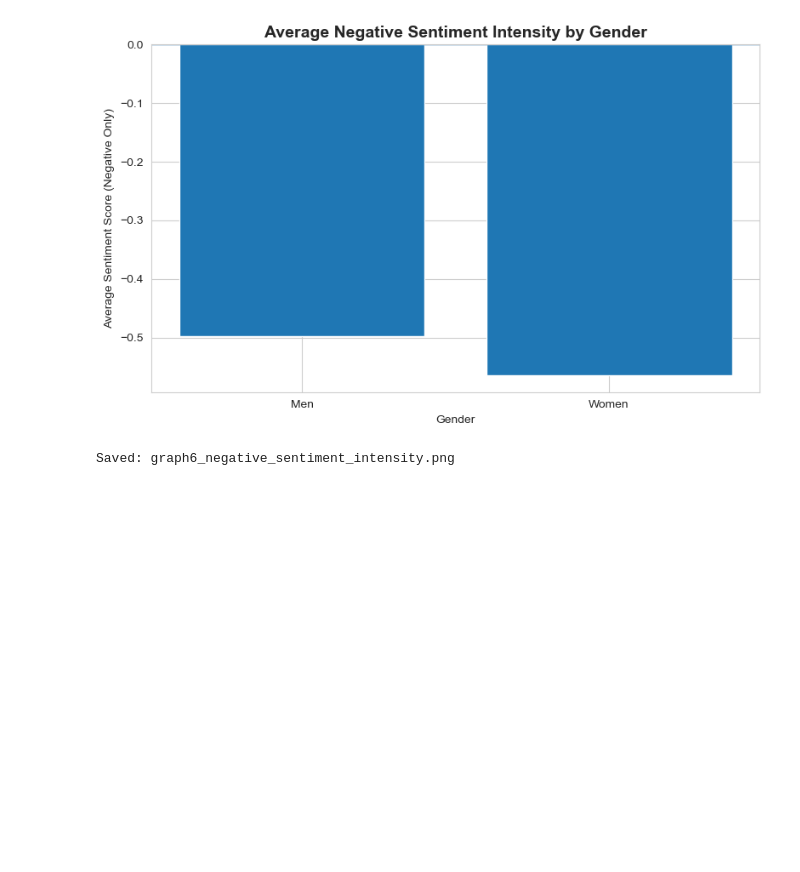
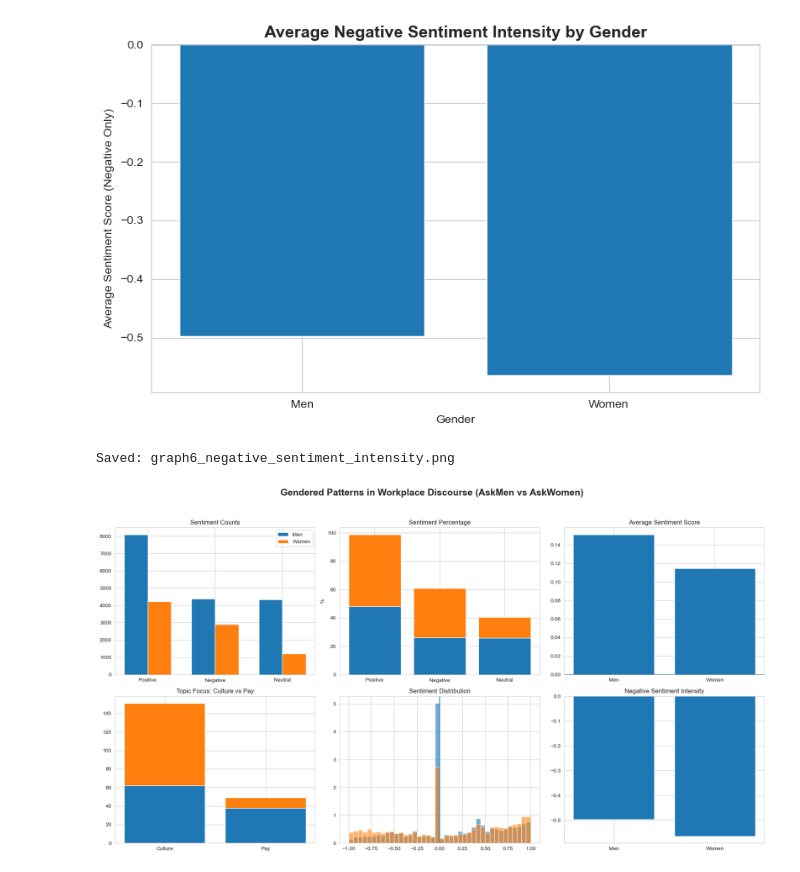
Before and after one commit to NaimaAjmal2308/data_science_project, a Jupyter notebook: sentimental_analysis.ipynb, the cells around one changed output. Saved outputs shown, nothing was run; the diff lists cells and outputs as text; code cells hidden in the pictures; blank space fills up the shorter version.

```diff
--- a/sentimental_analysis.ipynb
+++ b/sentimental_analysis.ipynb
@@ -463,3 +463,96 @@ Name: count, dtype: int64
 1  Women        -0.564621
 [figure]
 Saved: graph6_negative_sentiment_intensity.png
+# %%
+fig, axes = plt.subplots(2, 3, figsize=(18, 10))
+axes = axes.flatten()  # makes indexing easier
+
+# -------------------------
+# Graph 1: Sentiment counts
+# -------------------------
+categories = ["Positive", "Negative", "Neutral"]
+
+male_counts = df[df["gender"] == "Men"]["sentiment_label"].value_counts()
+female_counts = df[df["gender"] == "Women"]["sentiment_label"].value_counts()
+
+male_vals = [male_counts.get(c, 0) for c in categories]
+female_vals = [female_counts.get(c, 0) for c in categories]
+
+x = np.arange(len(categories))
+w = 0.35
+
+axes[0].bar(x - w/2, male_vals, w, label="Men")
+axes[0].bar(x + w/2, female_vals, w, label="Women")
+axes[0].set_title("Sentiment Counts")
+axes[0].set_xticks(x)
+axes[0].set_xticklabels(categories)
+axes[0].legend()
+
+# -------------------------
+# Graph 2: Sentiment %
+# -------------------------
+sent_pct = (
+    df.groupby("gender")["sentiment_label"]
+      .value_counts(normalize=True)
+      .mul(100)
+      .unstack()
+      .reindex(categories, axis=1)
+)
+
+axes[1].bar(categories, sent_pct.loc["Men"], label="Men")
+axes[1].bar(categories, sent_pct.loc["Women"], bottom=sent_pct.loc["Men"], label="Women")
+axes[1].set_title("Sentiment Percentage")
+axes[1].set_ylabel("%")
+
+# -------------------------
+# Graph 3: Avg sentiment
+# -------------------------
+avg_sent = df.groupby("gender")["sentiment_score"].mean()
+
+axes[2].bar(avg_sent.index, avg_sent.values)
+axes[2].axhline(0)
+axes[2].set_title("Average Sentiment Score")
+
+# -------------------------
+# Graph 4: Topic focus
+# -------------------------
+topic_pct = (
+    df[df["topic"].isin(["Culture", "Pay"])]
+    .groupby("gender")["topic"]
+    .value_counts(normalize=True)
+    .mul(100)
+    .unstack()
+)
+
+axes[3].bar(topic_pct.columns, topic_pct.loc["Men"], label="Men")
+axes[3].bar(topic_pct.columns, topic_pct.loc["Women"], bottom=topic_pct.loc["Men"], label="Women")
+axes[3].set_title("Topic Focus: Culture vs Pay")
+
+# -------------------------
+# Graph 5: Distribution
+# -------------------------
+axes[4].hist(df[df["gender"] == "Men"]["sentiment_score"], bins=40, alpha=0.6, density=True)
+axes[4].hist(df[df["gender"] == "Women"]["sentiment_score"], bins=40, alpha=0.6, density=True)
+axes[4].axvline(0)
+axes[4].set_title("Sentiment Distribution")
+
+# -------------------------
+# Graph 6: Negative intensity
+# -------------------------
+neg_avg = df[df["sentiment_score"] < -0.05].groupby("gender")["sentiment_score"].mean()
+
+axes[5].bar(neg_avg.index, neg_avg.values)
+axes[5].set_title("Negative Sentiment Intensity")
+
+# -------------------------
+# Final formatting
+# -------------------------
+fig.suptitle("Gendered Patterns in Workplace Discourse (AskMen vs AskWomen)",
+             fontsize=18, fontweight="bold")
+plt.tight_layout(rect=[0, 0, 1, 0.95])
+plt.savefig("six_panel_sentiment_analysis.png", dpi=300, bbox_inches="tight")
+plt.show()
+
+print("Saved: six_panel_sentiment_analysis.png")
+# %% [output]
+[figure, added]
```
Also changed, not shown: parts of 1 cell of this notebook.
